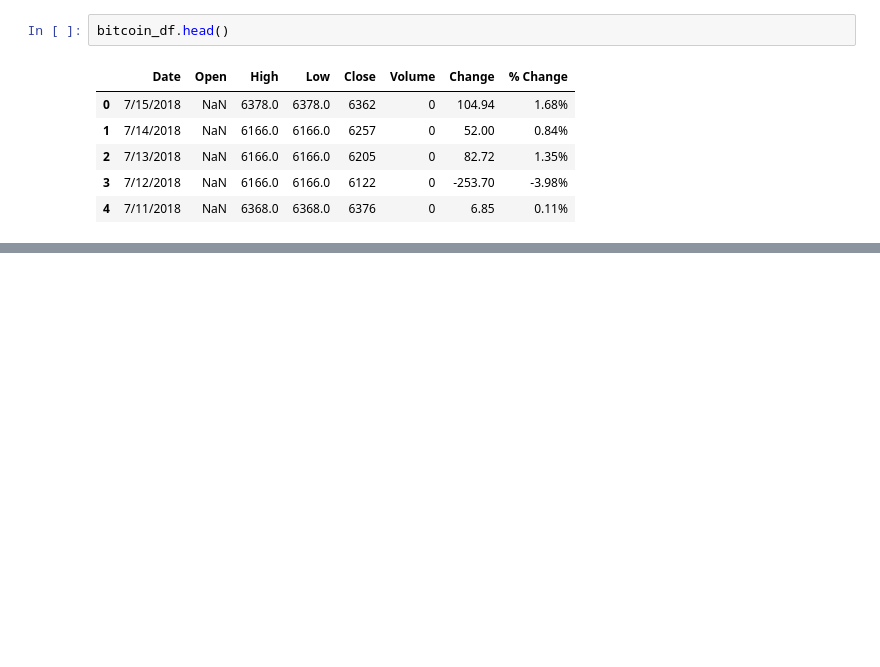
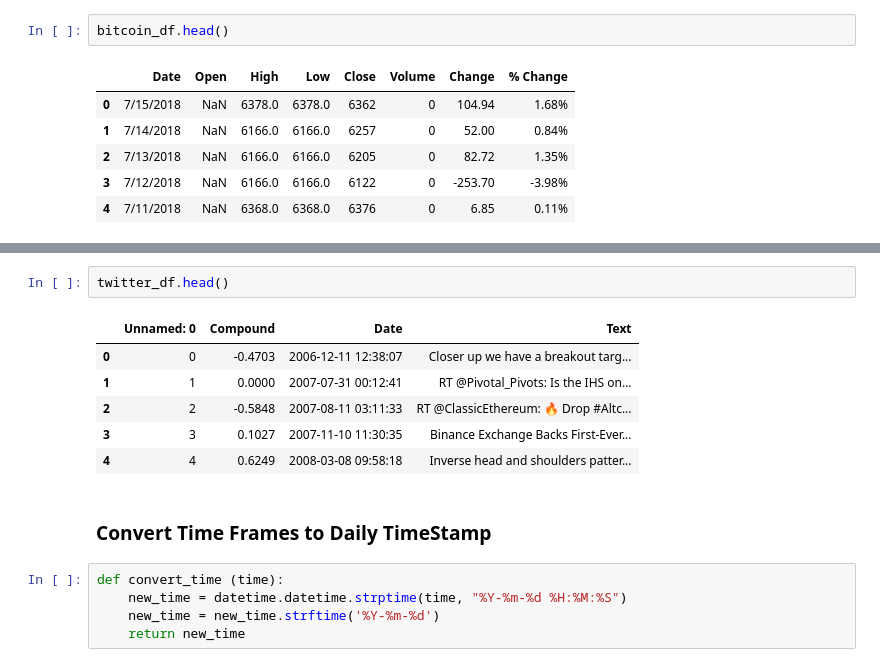
Before and after one commit to themarylin/BTC-vs-Twitter, a Jupyter notebook: Source_codes/data_cleanup.ipynb, the cells around one changed output, grey strips where cells are left out. Saved outputs shown, nothing was run; the diff lists cells and outputs as text; blank space fills up the shorter version.

```diff
--- a/Source_codes/data_cleanup.ipynb
+++ b/Source_codes/data_cleanup.ipynb
@@ -43,0 +53,16 @@ bitcoin_df.head()
+# %%
+twitter_df.head()
+# %% [output]
+|  | Unnamed: 0 | Compound | Date | Text |
+| 0 | 0 | -0.4703 | 2006-12-11 12:38:07 | Closer up we have a breakout targ... |
+| 1 | 1 | 0.0000 | 2007-07-31 00:12:41 | RT @Pivotal_Pivots: Is the IHS on... |
+| 2 | 2 | -0.5848 | 2007-08-11 03:11:33 | RT @ClassicEthereum: 🔥 Drop #Altc... |
+| 3 | 3 | 0.1027 | 2007-11-10 11:30:35 | Binance Exchange Backs First-Ever... |
+| 4 | 4 | 0.6249 | 2008-03-08 09:58:18 | Inverse head and shoulders patter... |
+# %% [markdown]
+### Convert Time Frames to Daily TimeStamp
+# %%
+def convert_time (time):
+    new_time = datetime.datetime.strptime(time, "%Y-%m-%d %H:%M:%S")
+    new_time = new_time.strftime('%Y-%m-%d')
+    return new_time
```
Also changed, not shown: parts of 7 cells of this notebook, 4 other files.
